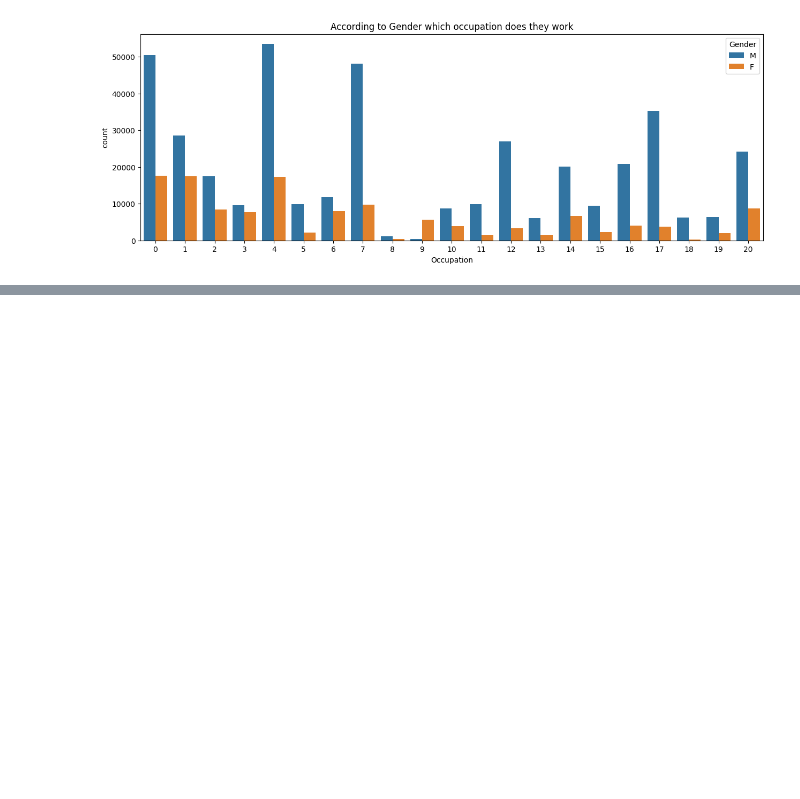
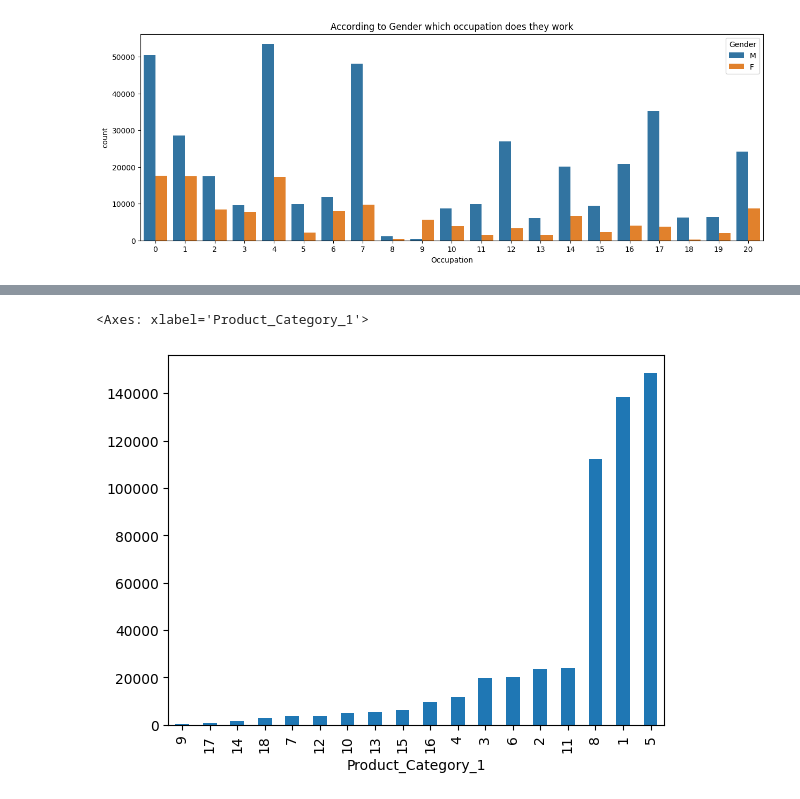
Before and after one commit to vishwajeet02/Projects, a Jupyter notebook: EDA/Black_Friday_Sales/File_Analysis.ipynb, the cells around one changed output, grey strips where cells are left out. Cells and saved outputs as stored; diff of their text form; code cells hidden in the pictures; blank space fills up the shorter version.

```diff
--- a/EDA/Black_Friday_Sales/File_Analysis.ipynb
+++ b/EDA/Black_Friday_Sales/File_Analysis.ipynb
@@ -529,0 +547,14 @@ plt.show()
+# %%
+# ✅ What does this show?
+
+# This counts the number of transactions (or entries) for each Product_Category_1.
+# Higher bars indicate more frequent purchases of that product category.
+# Lower bars indicate less popular product categories.
+# 📊 Insight:
+
+# Which product categories are most/least frequently bought?
+# Helps identify bestsellers vs. low-demand products.
+df.groupby('Product_Category_1').size().sort_values().plot(kind = 'bar')
+# %% [output]
+<Axes: xlabel='Product_Category_1'>
+[figure, added]
```
Also changed, not shown: parts of 11 cells of this notebook.
